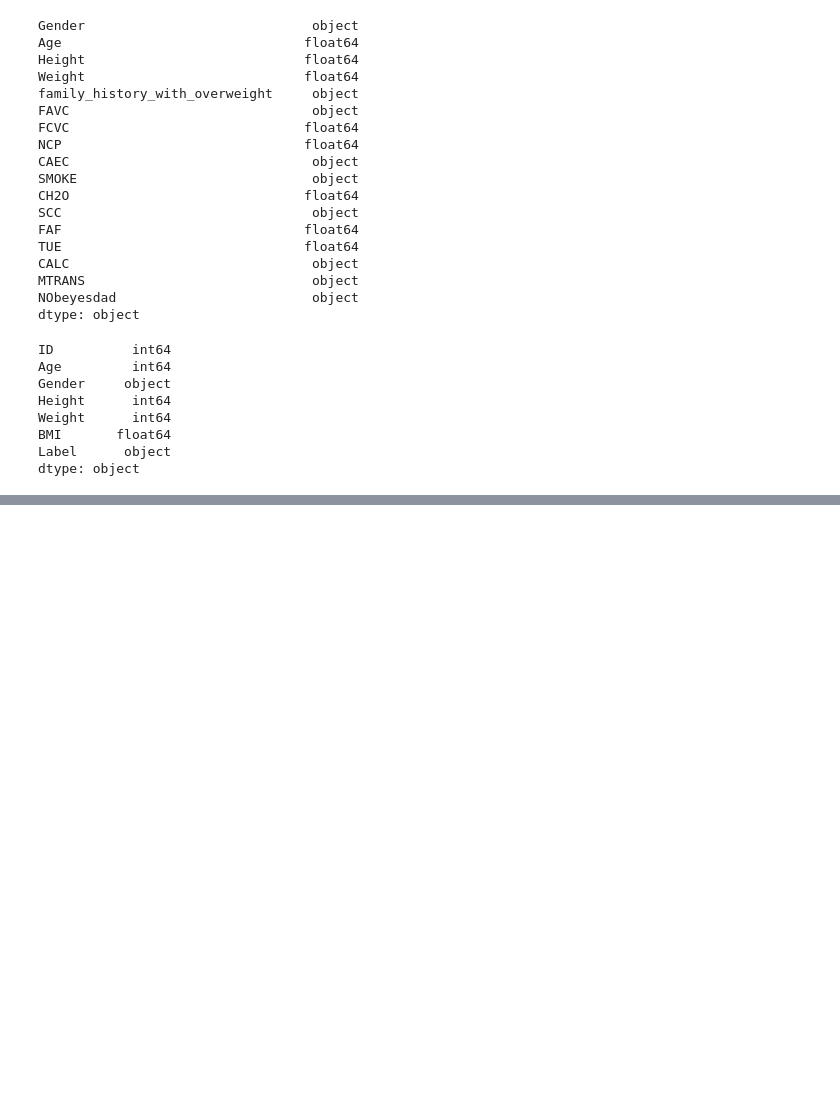
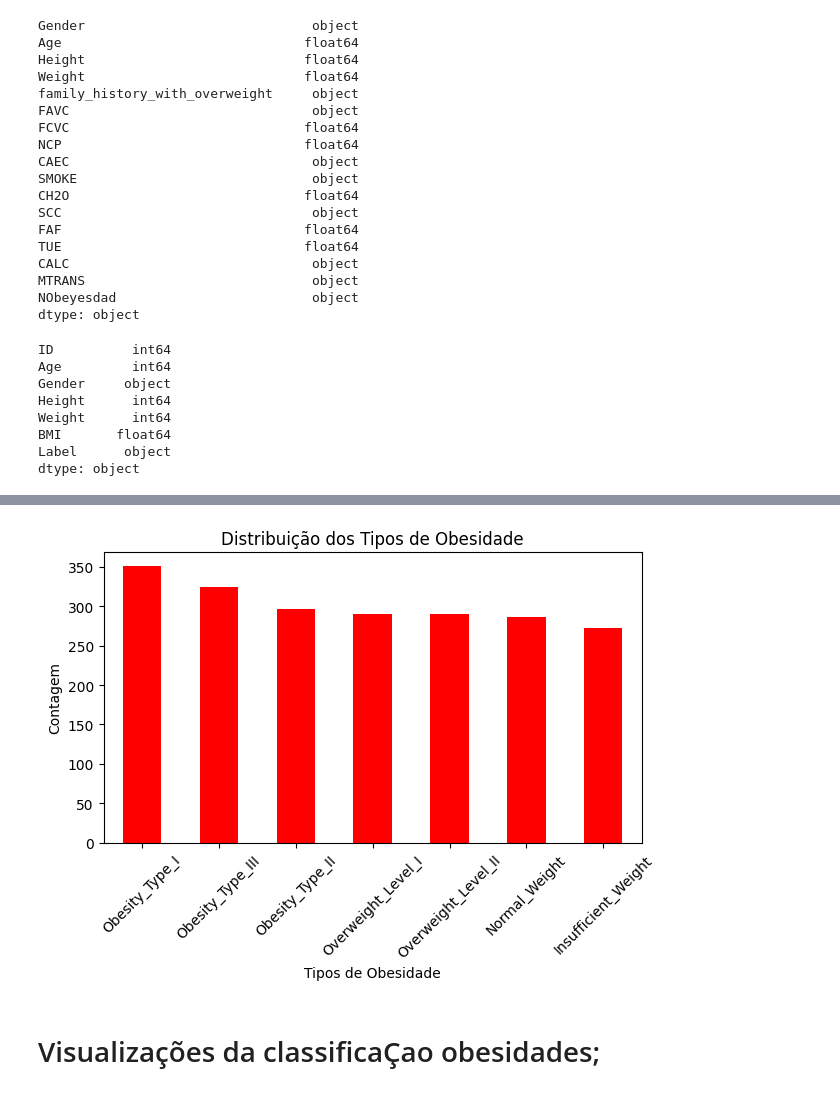
Before and after one commit to Marciatkm/projeto_final, a Jupyter notebook: estrutura-projeto/analise-exploratoria/analise-marcinha.ipynb, the cells around one changed output, grey strips where cells are left out. Cells and saved outputs as stored; diff of their text form; code cells hidden in the pictures; blank space fills up the shorter version.

```diff
--- a/estrutura-projeto/analise-exploratoria/analise-marcinha.ipynb
+++ b/estrutura-projeto/analise-exploratoria/analise-marcinha.ipynb
@@ -405,0 +315,16 @@ plt.show()
+# %%
+# Contagem dos tipos de obesidade na coluna 'NObeyesdad'
+tipos = df_tipos_obesidade['NObeyesdad'].value_counts()
+
+# Criar um gráfico de barras simples
+tipos.plot(kind='bar', color='RED')
+plt.xlabel('Tipos de Obesidade')
+plt.ylabel('Contagem')
+plt.title('Distribuição dos Tipos de Obesidade')
+plt.xticks(rotation=45)
+plt.tight_layout()
+plt.show()
+# %% [output]
+[figure, added]
+# %% [markdown]
+<h1> Visualizações  da classificaÇao obesidades;<h1>
```
Also changed, not shown: parts of 41 cells of this notebook, 4 other files.
